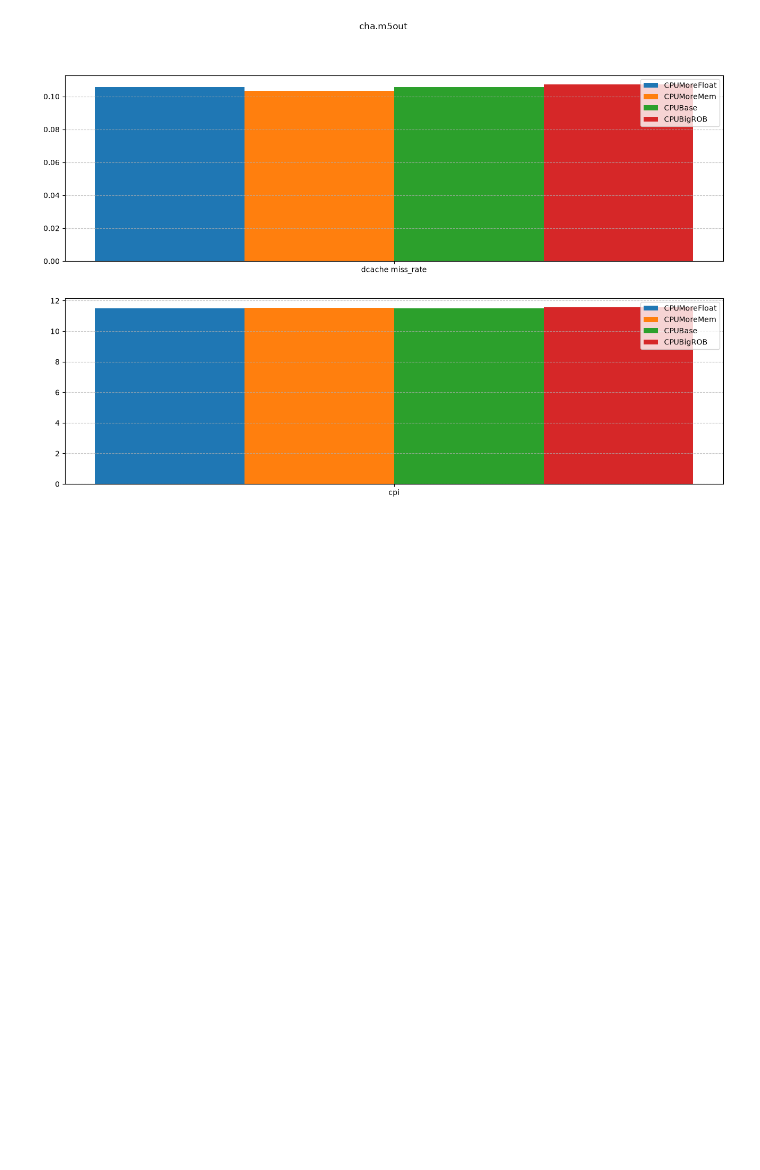
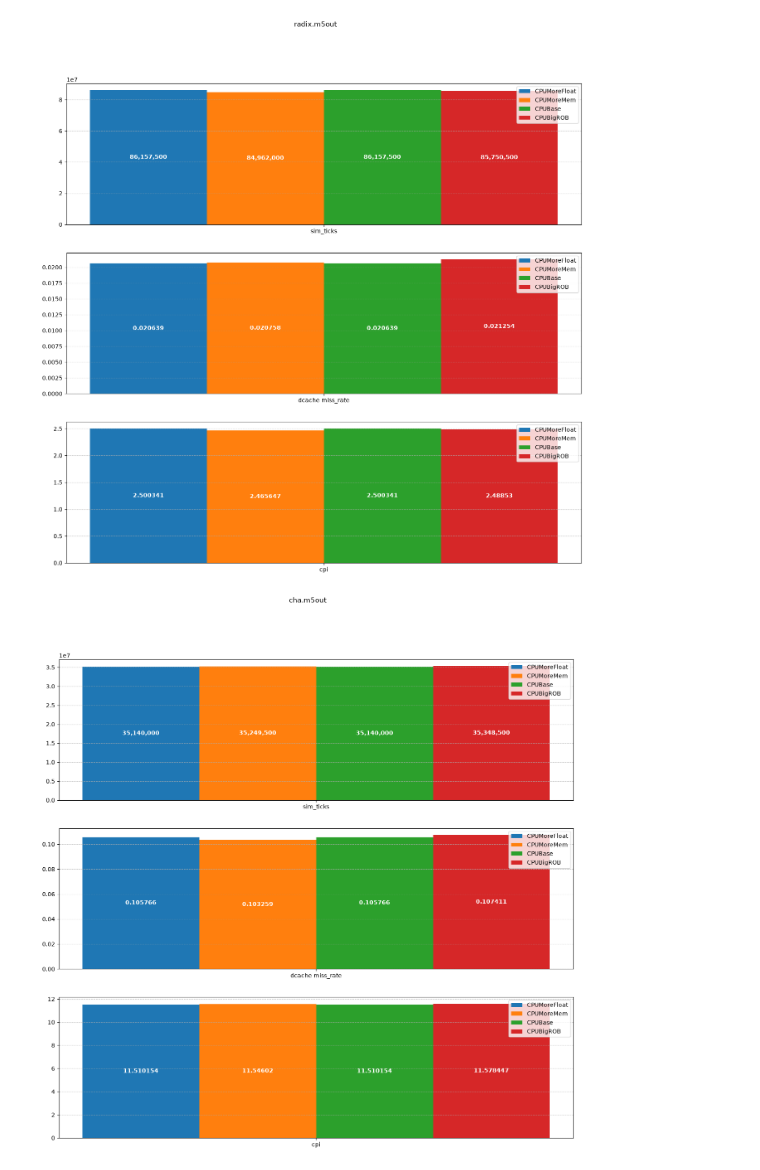
Before and after one commit to Jubarte27/organizacao-gem5, a Jupyter notebook: view_stats.ipynb, the cells around one changed output. Saved outputs shown, nothing was run; the diff lists cells and outputs as text; code cells hidden in the pictures; blank space fills up the shorter version.

```diff
--- a/view_stats.ipynb
+++ b/view_stats.ipynb
@@ -38,6 +38,7 @@ def parse_gem5_stats_to_dataframe(filepath):
   df = pd.DataFrame(data)
   return df
 # %%
+from matplotlib.axes import Axes
 import matplotlib.pyplot as plt
 import numpy as np
 import pandas as pd
@@ -104,7 +105,7 @@ def plot_algorithm_comparison(metrics_to_plot: list[list[Metric]], algorithms: l
     axes = axes.flatten()
     fig.suptitle(name)
     for i, metrics_group in enumerate(metrics_to_plot):
-        ax = axes[i]
+        ax: Axes = axes[i]
 
         plot_data = [
             [maybe_float(get_metric_value(algo.df, metric.id)) for metric in metrics_group]
@@ -118,7 +119,8 @@ def plot_algorithm_comparison(metrics_to_plot: list[list[Metric]], algorithms: l
         offsets = [(i - num_algos/2 + 0.5) * width for i in range(num_algos)]
 
         for j, algo in enumerate(algorithms):
-            ax.bar(x + offsets[j], plot_data[j], width, label=algo.name)
+            b = ax.bar(x + offsets[j], plot_data[j], width, label=algo.name)
+            ax.bar_label(b, labels=[f'{v:,.6f}'.rstrip("0").rstrip(".") for v in plot_data[j]], label_type='center', color='white', fontweight='bold')
 
         # ax.set_title(f"Group {i + 1}", pad=15, fontweight='bold')
         # ax.set_ylabel('Value')
@@ -179,21 +181,23 @@ run = get_last_run()
 # %%
 metrics_to_plot = [
     # [M('system.cpu.commit.fp_insts', 'float inst')],
     # [M('system.cpu.commit.int_insts', 'int inst')],
+    [M('sim_ticks', 'sim_ticks')],
     [M('system.cpu.dcache.overall_miss_rate::total', 'dcache miss_rate')],
     # [M('system.l2cache.overall_miss_rate::total', 'l2 miss_rate')],
     # [M('system.cpu.ipc', 'ipc')],
     [M('system.cpu.cpi', 'cpi')],
 ]
 
 # for cpu_result in run.cpus:
 #     plot_algorithm_comparison(metrics_to_plot, cpu_result.results, name=cpu_result.name)
 
 unique_algorithms = {algo.name for cpu_result in run.cpus for algo in cpu_result.results}
 per_algorithm = {algo_name: [AlgorithmResult(cpu.name, algo.dir, algo.df) for cpu in run.cpus for algo in cpu.results if algo.name == algo_name] for algo_name in unique_algorithms}
 
 
 for name, results in per_algorithm.items():
     plot_algorithm_comparison(metrics_to_plot, results, name=name)
 # %% [output]
-[figure, old version]
+[figure, new version]
+[figure, added]
```
Also changed, not shown: parts of 1 cell of this notebook, 1 other file.
